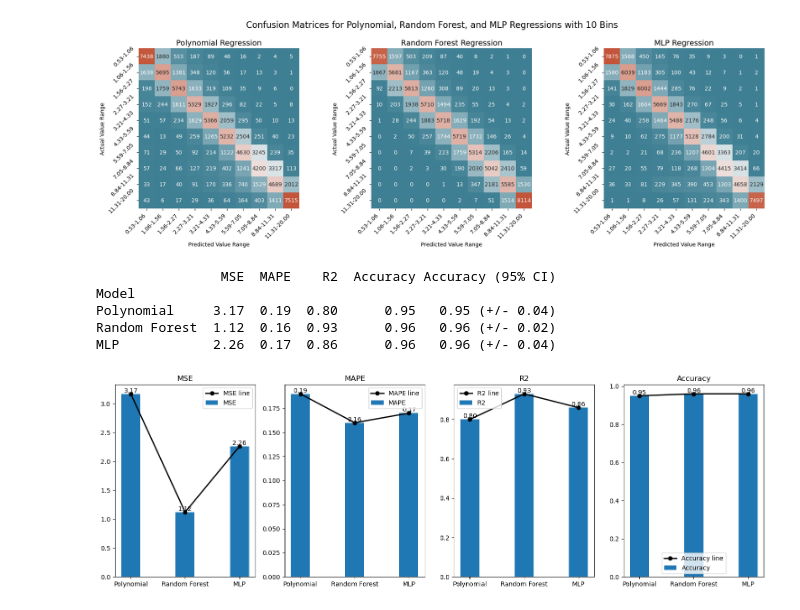
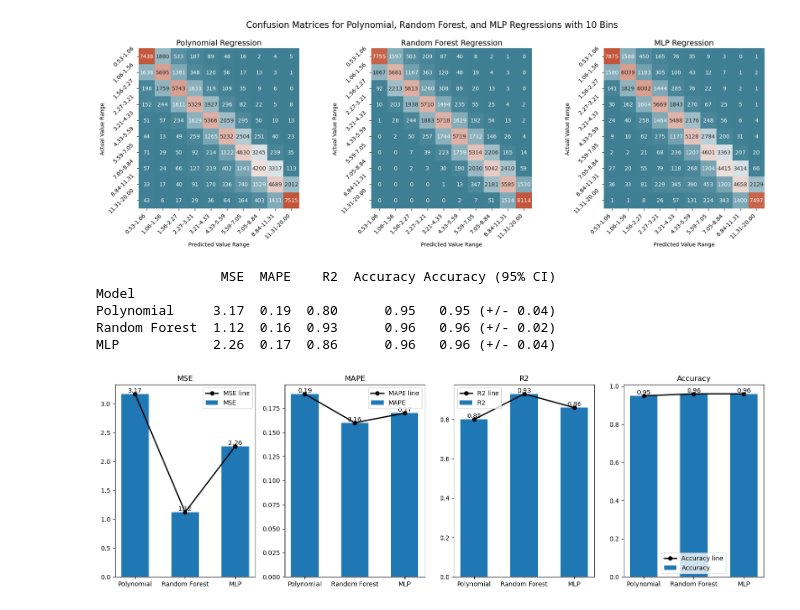
Before and after one commit to gugaumich/Diesel_Truck, a Jupyter notebook: Analysis.ipynb, the cells around one changed output. Saved outputs shown, nothing was run; the diff lists cells and outputs as text; code cells hidden in the pictures.

```diff
--- a/Analysis.ipynb
+++ b/Analysis.ipynb
@@ -441,21 +441,21 @@ param_grid_mlp = {
 # best_params_mlp, _ = mlp_regression(X_train_scaled, y_train, param_grid_mlp, cv_fold, scoring)
 # [MLPRegressor Neural Network] Best score: -0.399627 using {'activation': 'relu', 'alpha': 0.0001, 'batch_size': 64, 'hidden_layer_sizes': (50, 50), 'learning_rate': 'constant', 'max_iter': 200, 'solver': 'adam'}
 
-# Save the best model
-# Polynomial Linear Regression
-best_degree, _ = poly_regression(X_train_scaled, y_train, degrees, cv_fold, scoring)
-poly_features = PolynomialFeatures(degree=best_degree)
-X_train_poly = poly_features.fit_transform(X_train_scaled)
-poly_model = LinearRegression()
-poly_model.fit(X_train_poly, y_train)
-dump(poly_model, f'poly_regression.joblib')
-dump(poly_features, f'poly_features.joblib')
-# Random Forest Regression
-best_params_rf, _ = random_forest_regression(X_train_scaled, y_train, param_grid_rf, cv_fold, scoring)
-rf_model = RandomForestRegressor(random_state=42, **best_params_rf).fit(X_train_scaled, y_train)
-dump(rf_model, 'random_forest_regression.joblib')
-# MLP Regression
-best_params_mlp, _ = mlp_regression(X_train_scaled, y_train, param_grid_mlp, cv_fold, scoring)
-mlp_model = MLPRegressor(random_state=42, **best_params_mlp).fit(X_train_scaled, y_train)
-dump(mlp_model, 'mlp_regression.joblib')
+# # Save the best model
+# # Polynomial Linear Regression
+# best_degree, _ = poly_regression(X_train_scaled, y_train, degrees, cv_fold, scoring)
+# poly_features = PolynomialFeatures(degree=best_degree)
+# X_train_poly = poly_features.fit_transform(X_train_scaled)
+# poly_model = LinearRegression()
+# poly_model.fit(X_train_poly, y_train)
+# dump(poly_model, f'poly_regression.joblib')
+# dump(poly_features, f'poly_features.joblib')
+# # Random Forest Regression
+# best_params_rf, _ = random_forest_regression(X_train_scaled, y_train, param_grid_rf, cv_fold, scoring)
+# rf_model = RandomForestRegressor(random_state=42, **best_params_rf).fit(X_train_scaled, y_train)
+# dump(rf_model, 'random_forest_regression.joblib')
+# # MLP Regression
+# best_params_mlp, _ = mlp_regression(X_train_scaled, y_train, param_grid_mlp, cv_fold, scoring)
+# mlp_model = MLPRegressor(random_state=42, **best_params_mlp).fit(X_train_scaled, y_train)
+# dump(mlp_model, 'mlp_regression.joblib')
 # %%
@@ -947,7 +945,6 @@ def evaluate_model(model, X, y, y_pred, cv=10):
     score_mean = round(scores.mean(), 2)
     score_std = round(scores.std(), 2)
 
-    # Calculate other metrics
     mse = round(mean_squared_error(y, y_pred), 2)
     mape = round(mean_absolute_percentage_error(y, y_pred), 2)
     r2 = round(r2_score(y, y_pred), 2)
@@ -978,33 +975,34 @@ print(results_df)
 
 models = results_df.index
 # exclude "Accuracy (95% CI)"
 metrics = results_df.columns[:-1]
 
+index = np.arange(len(models))
+bar_width = 0.55
+
 fig, ax = plt.subplots(1, len(metrics), figsize=(15, 5))
 
 for i, metric in enumerate(metrics):
     model_scores = results_df[metric].values
     ax[i].bar(index, model_scores, bar_width, label=metric)
 
-    # Add a line chart on the same axis
     ax[i].plot(index, model_scores, color='k', marker='o', linestyle='-', linewidth=2, markersize=6, label=f'{metric} line')
 
-    # Annotate each line point with its value
     for j, value in enumerate(model_scores):
         ax[i].text(index[j], value, f'{value:.2f}', ha='center', va='bottom')
 
     ax[i].set_title(metric)
     ax[i].set_xticks(index)
     # ax[i].set_xticklabels(models, rotation=45)
     ax[i].set_xticklabels(models)
     ax[i].legend()
 
 plt.tight_layout()
 plt.show()
 # %% [output]
                 MSE  MAPE    R2  Accuracy Accuracy (95% CI)
 Model
 Polynomial     3.17  0.19  0.80      0.95   0.95 (+/- 0.04)
 Random Forest  1.12  0.16  0.93      0.96   0.96 (+/- 0.02)
 MLP            2.26  0.17  0.86      0.96   0.96 (+/- 0.04)
-[figure, old version]
+[figure, new version]
```
Also changed, not shown: parts of 4 cells of this notebook.
